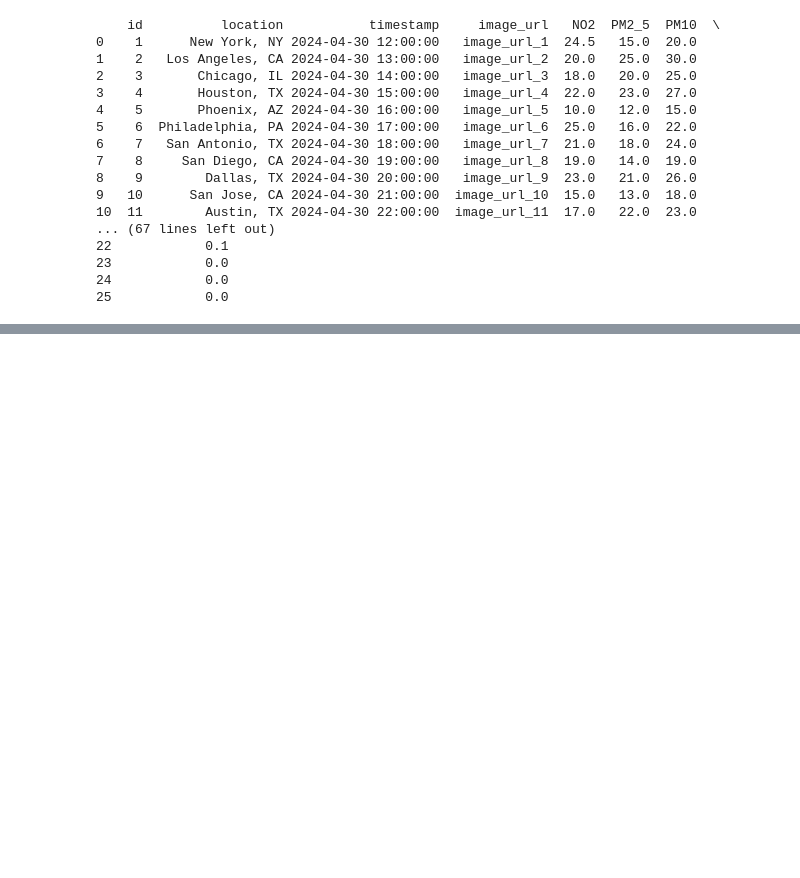
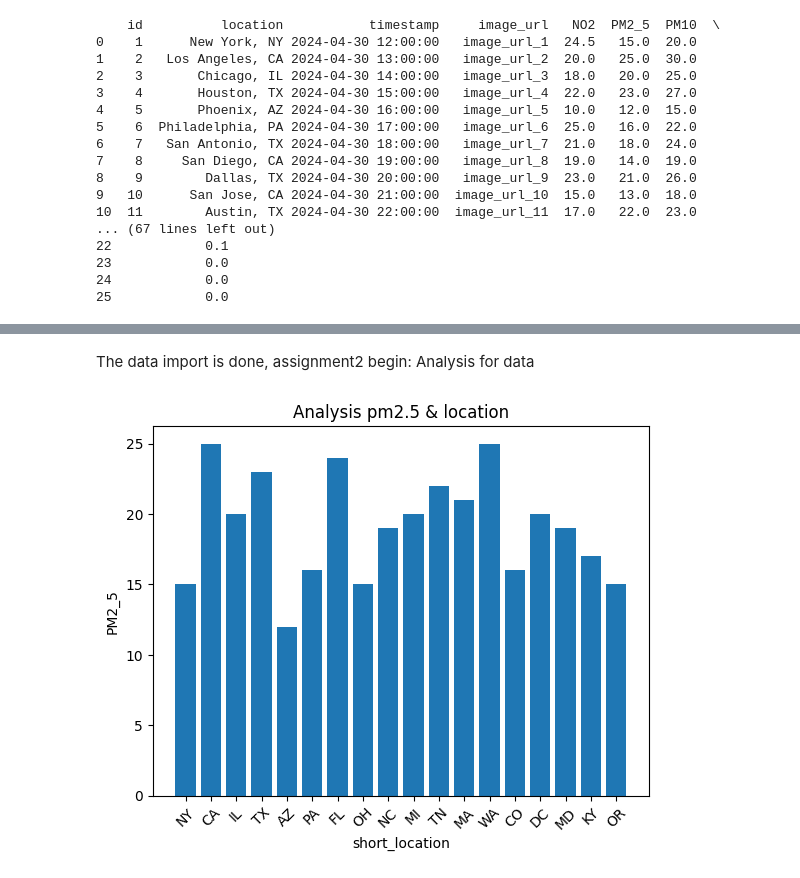
Before and after one commit to Gressling/cheminf-EDU, a Jupyter notebook: machineLearning/environmental_pollution/o15_environmental_toipha.ipynb, the cells around one changed output, grey strips where cells are left out. Drawn from its saved outputs; the diff is of its cells as text; code cells hidden in the pictures; blank space fills up the shorter version.

```diff
--- a/machineLearning/environmental_pollution/o15_environmental_toipha.ipynb
+++ b/machineLearning/environmental_pollution/o15_environmental_toipha.ipynb
@@ -11,7 +16,7 @@ from sqlalchemy import create_engine
 host = 'den1.mysql6.gear.host'
 db = 'situation'
 usr = 'situation'
-psword = 'cogni88.'
+psword = 'aichem567.'
 
 # Connect to the database
 engine = create_engine('mysql+pymysql://%s:%s@%s:%s/%s?charset=utf8'
@@ -47,0 +67,2 @@ print(df_raw)
+# %% [markdown]
+The data import is done, assignment2 begin: Analysis for data
@@ -47,0 +72,11 @@ print(df_raw)
+# %%
+# Location & PM2.5
+df_raw['short_location'] = df_raw['location'].apply(lambda x: x[-2:])
+plt.bar(df_raw['short_location'], df_raw['PM2_5'])
+plt.xlabel('short_location', fontsize=10)
+plt.xticks(rotation=45)
+plt.ylabel('PM2_5')
+plt.title('Analysis pm2.5 & location')
+plt.show()
+# %% [output]
+[figure, added]
```
Also changed, not shown: parts of 10 cells of this notebook, 1 other file.
